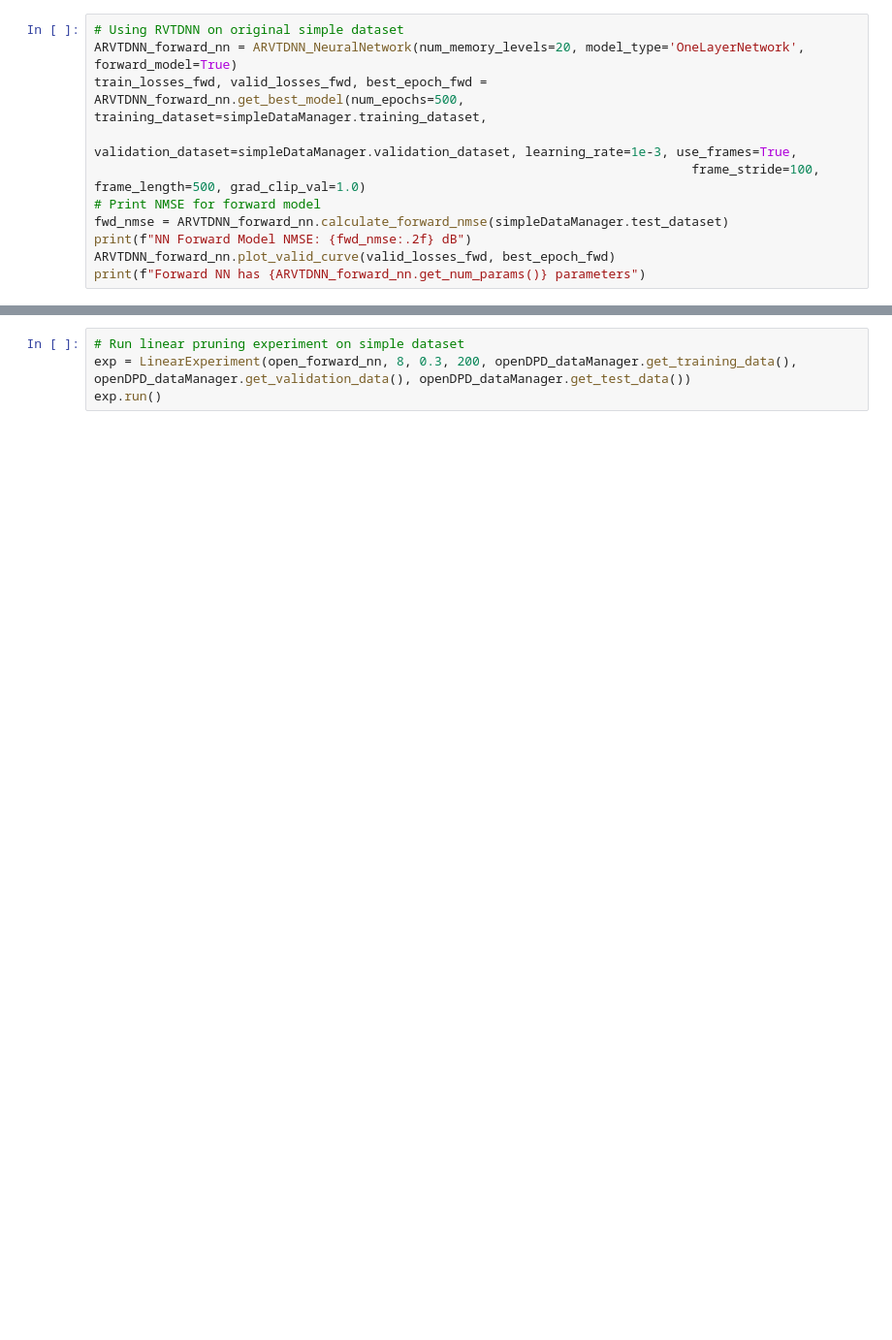
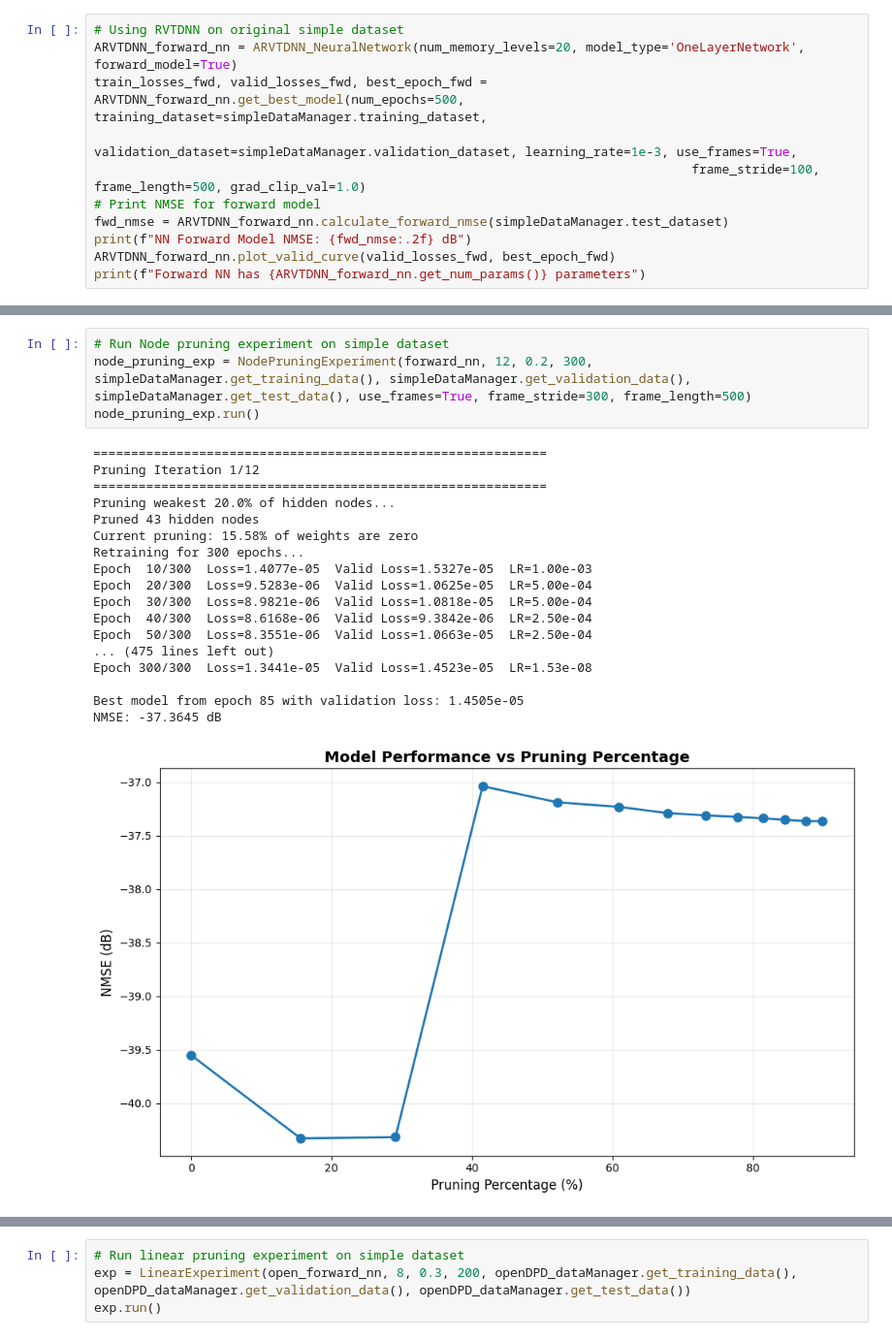
Before and after one commit to aquigney/sparseDPD, a Jupyter notebook: refactored_notebook.ipynb, the cells around one changed output, grey strips where cells are left out. Shown at 97% size. Cells and saved outputs as stored; diff of their text form; blank space fills up the shorter version.

Commit message:
node pruning

```diff
--- a/refactored_notebook.ipynb
+++ b/refactored_notebook.ipynb
@@ -162,0 +184,23 @@ exp.run()
+# %%
+# Run Node pruning experiment on simple dataset
+node_pruning_exp = NodePruningExperiment(forward_nn, 12, 0.2, 300, simpleDataManager.get_training_data(), simpleDataManager.get_validation_data(), simpleDataManager.get_test_data(), use_frames=True, frame_stride=300, frame_length=500)
+node_pruning_exp.run()
+# %% [output]
+============================================================
+Pruning Iteration 1/12
+============================================================
+Pruning weakest 20.0% of hidden nodes...
+Pruned 43 hidden nodes
+Current pruning: 15.58% of weights are zero
+Retraining for 300 epochs...
+Epoch  10/300  Loss=1.4077e-05  Valid Loss=1.5327e-05  LR=1.00e-03
+Epoch  20/300  Loss=9.5283e-06  Valid Loss=1.0625e-05  LR=5.00e-04
+Epoch  30/300  Loss=8.9821e-06  Valid Loss=1.0818e-05  LR=5.00e-04
+Epoch  40/300  Loss=8.6168e-06  Valid Loss=9.3842e-06  LR=2.50e-04
+Epoch  50/300  Loss=8.3551e-06  Valid Loss=1.0663e-05  LR=2.50e-04
+... (475 lines left out)
+Epoch 300/300  Loss=1.3441e-05  Valid Loss=1.4523e-05  LR=1.53e-08
+
+Best model from epoch 85 with validation loss: 1.4505e-05
+NMSE: -37.3645 dB
+[figure, added]
```
Also changed, not shown: parts of 5 cells of this notebook, 3 other files.
